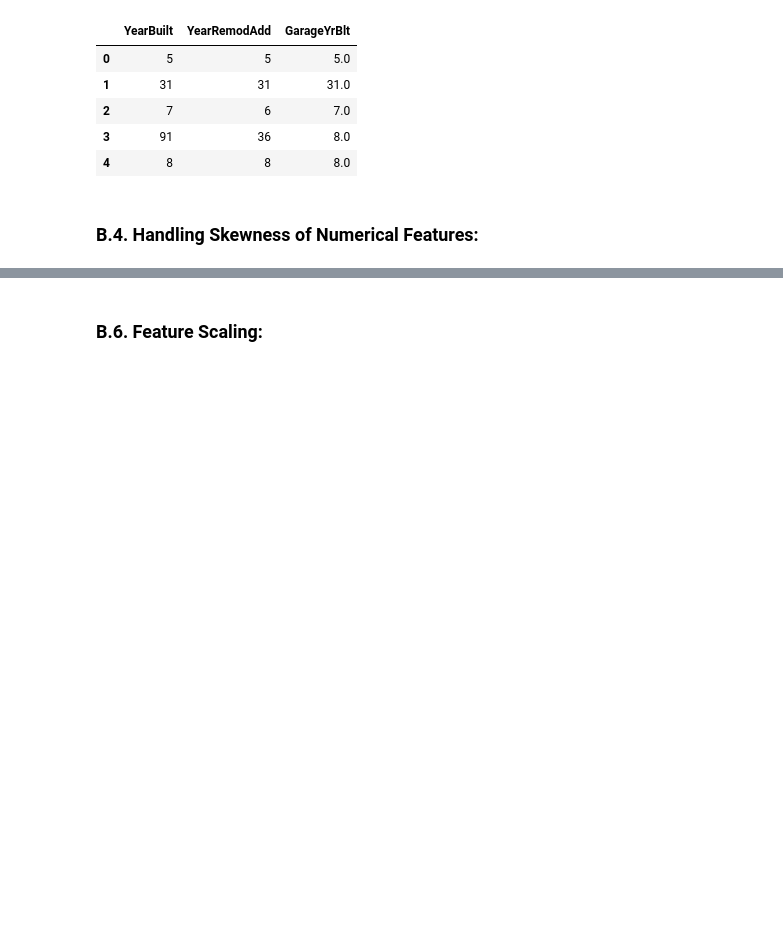
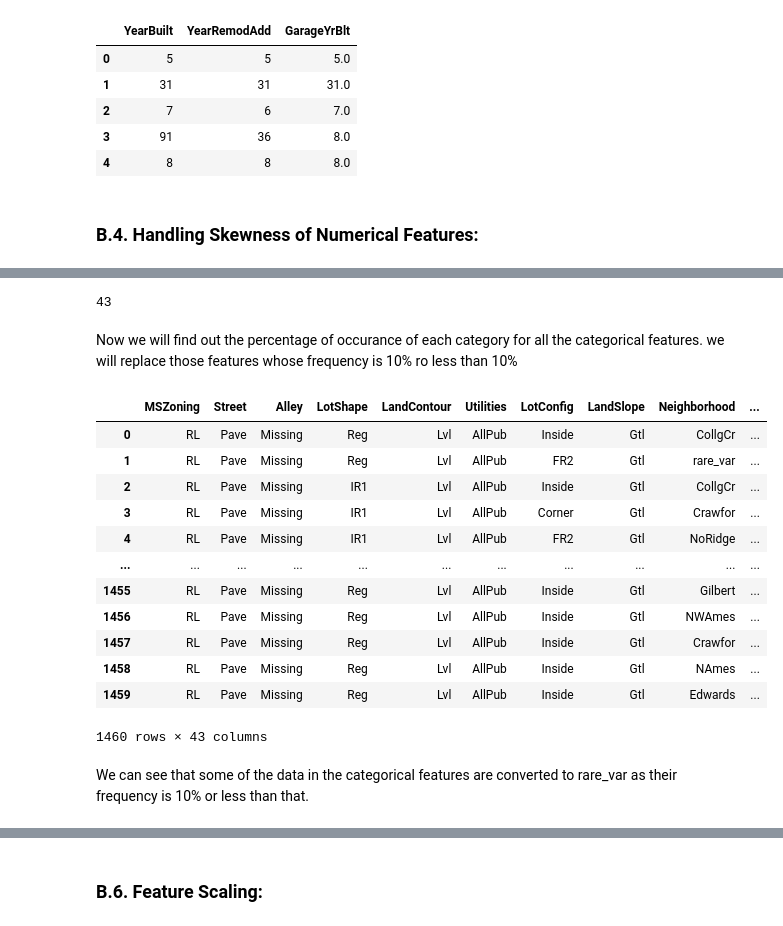
Before and after one commit to arpanmndl/house-price-prediction, a Jupyter notebook: house-price-prediction.ipynb, the cells around one changed output, grey strips where cells are left out. Saved outputs shown, nothing was run; the diff lists cells and outputs as text; code cells hidden in the pictures; blank space fills up the shorter version.

```diff
--- a/house-price-prediction.ipynb
+++ b/house-price-prediction.ipynb
@@ -378,11 +377,13 @@ We will also handle the Outliers in Feature Engineering Section to handle the sk
 <b>Logarithmic Transformation:</b><br>
 Used to change the Non-Normal Distribution to Normal Distribution
 # %%
+skewed_features = []
 for feature in continuous_features:
     data = tr_data.copy()
     if 0 in data[feature].unique():
         pass
     else:
+        skewed_features.append(feature)
         data[feature] = np.log(data[feature])
         data['SalePrice'] = np.log(data['SalePrice'])
         plt.figure(figsize=(4,3.5))
@@ -646,0 +671,3 @@ tr_data[['YearBuilt', 'YearRemodAdd', 'GarageYrBlt']].head()
+# %%
+for feature in skewed_features:
+    tr_data[feature] = np.log(tr_data[feature])
@@ -648,0 +717,29 @@ tr_data[['YearBuilt', 'YearRemodAdd', 'GarageYrBlt']].head()
+# %%
+len(categorical_features)
+# %% [output]
+43
+# %% [markdown]
+Now we will find out the percentage of occurance of each category for all the categorical features. we will replace those features whose frequency is 10% ro less than 10%
+# %%
+for feature in categorical_features:
+    temp = tr_data.groupby(feature)['SalePrice'].count()/len(tr_data)
+    temp_df = temp[temp > 0.01].index
+    tr_data[feature] = np.where(tr_data[feature].isin(temp_df), tr_data[feature], 'rare_var')
+# %%
+tr_data[categorical_features]
+# %% [output]
+|  | MSZoning | Street | Alley | LotShape | LandContour | Utilities | LotConfig | LandSlope | Neighborhood | ... |
+| 0 | RL | Pave | Missing | Reg | Lvl | AllPub | Inside | Gtl | CollgCr | ... |
+| 1 | RL | Pave | Missing | Reg | Lvl | AllPub | FR2 | Gtl | rare_var | ... |
+| 2 | RL | Pave | Missing | IR1 | Lvl | AllPub | Inside | Gtl | CollgCr | ... |
+| 3 | RL | Pave | Missing | IR1 | Lvl | AllPub | Corner | Gtl | Crawfor | ... |
+| 4 | RL | Pave | Missing | IR1 | Lvl | AllPub | FR2 | Gtl | NoRidge | ... |
+| ... | ... | ... | ... | ... | ... | ... | ... | ... | ... | ... |
+| 1455 | RL | Pave | Missing | Reg | Lvl | AllPub | Inside | Gtl | Gilbert | ... |
+| 1456 | RL | Pave | Missing | Reg | Lvl | AllPub | Inside | Gtl | NWAmes | ... |
+| 1457 | RL | Pave | Missing | Reg | Lvl | AllPub | Inside | Gtl | Crawfor | ... |
+| 1458 | RL | Pave | Missing | Reg | Lvl | AllPub | Inside | Gtl | NAmes | ... |
+| 1459 | RL | Pave | Missing | Reg | Lvl | AllPub | Inside | Gtl | Edwards | ... |
+1460 rows × 43 columns
+# %% [markdown]
+We can see that some of the data in the categorical features are converted to rare_var as their frequency is 10% or less than that.
```
Also changed, not shown: parts of 19 cells of this notebook.
